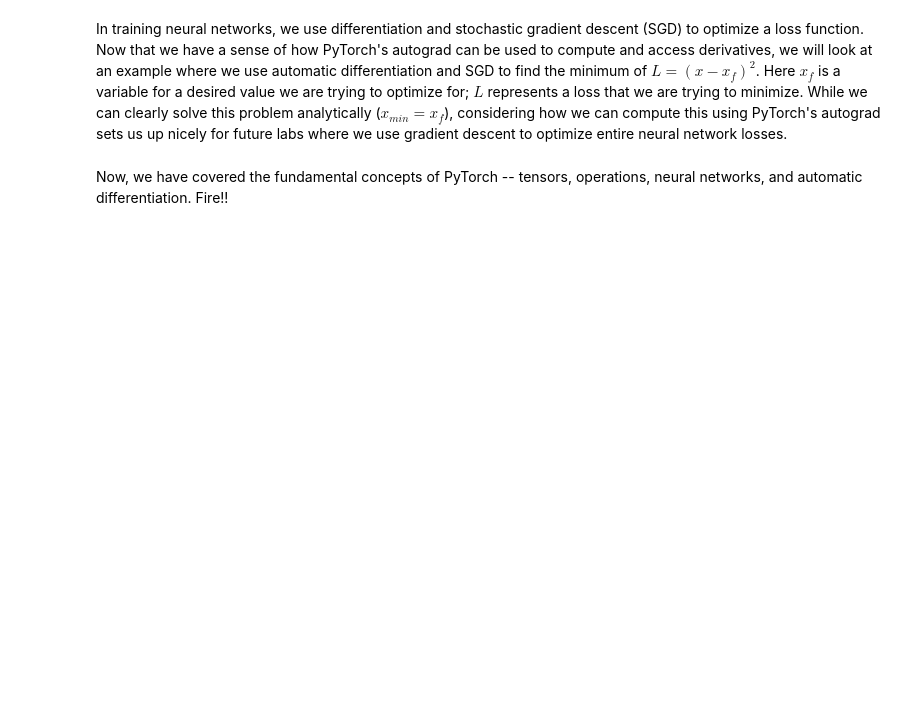
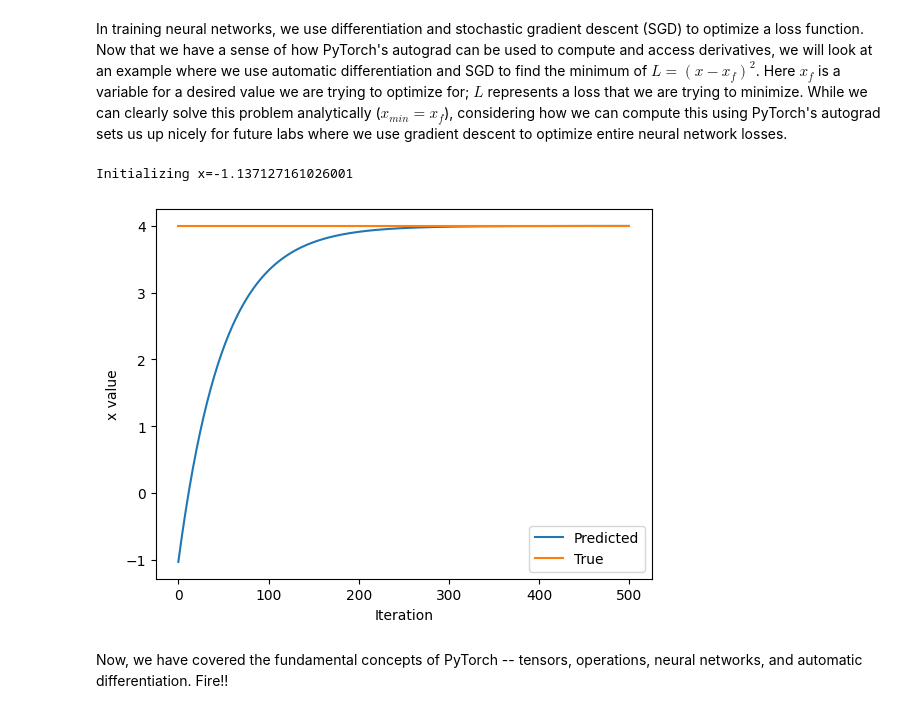
Before and after one commit to aaronpan-eng/introtodeeplearning, a Jupyter notebook: lab1/PT_Part1_Intro.ipynb, the cells around one changed output. Cells and saved outputs as stored; diff of their text form; code cells hidden in the pictures; blank space fills up the shorter version.

```diff
--- a/lab1/PT_Part1_Intro.ipynb
+++ b/lab1/PT_Part1_Intro.ipynb
@@ -320,33 +346,36 @@ In training neural networks, we use differentiation and stochastic gradient desc
 x = torch.randn(1)
 print(f"Initializing x={x.item()}")
 
 learning_rate = 1e-2  # Learning rate
 history = []
 x_f = 4  # Target value
 
 
 # We will run gradient descent for a number of iterations. At each iteration, we compute the loss,
 #   compute the derivative of the loss with respect to x, and perform the update.
 for i in range(500):
     x = torch.tensor([x], requires_grad=True)
 
     # TODO: Compute the loss as the square of the difference between x and x_f
-    loss = # TODO
+    loss = (x - x_f)**2
 
     # Backpropagate through the loss to compute gradients
     loss.backward()
 
     # Update x with gradient descent
     x = x.item() - learning_rate * x.grad
 
     history.append(x.item())
 
 # Plot the evolution of x as we optimize toward x_f!
 plt.plot(history)
 plt.plot([0, 500], [x_f, x_f])
 plt.legend(('Predicted', 'True'))
 plt.xlabel('Iteration')
 plt.ylabel('x value')
 plt.show()
+# %% [output]
+Initializing x=-1.137127161026001
+[figure, added]
 # %% [markdown]
 Now, we have covered the fundamental concepts of PyTorch -- tensors, operations, neural networks, and automatic differentiation. Fire!!
```
Also changed, not shown: parts of 11 cells of this notebook.
